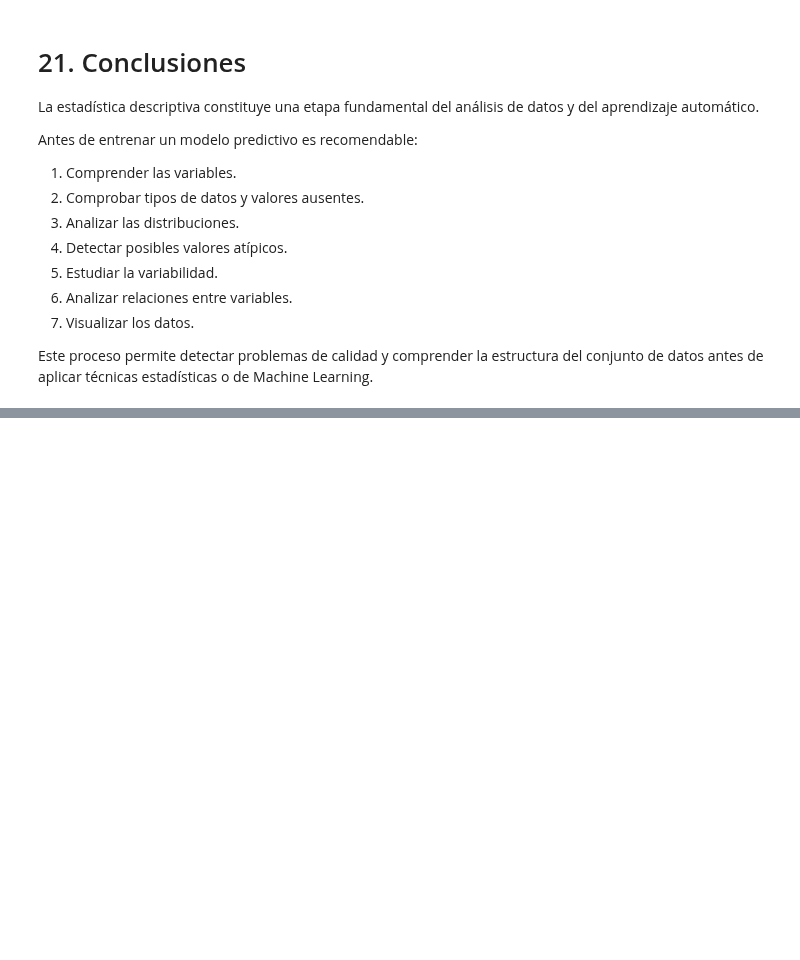
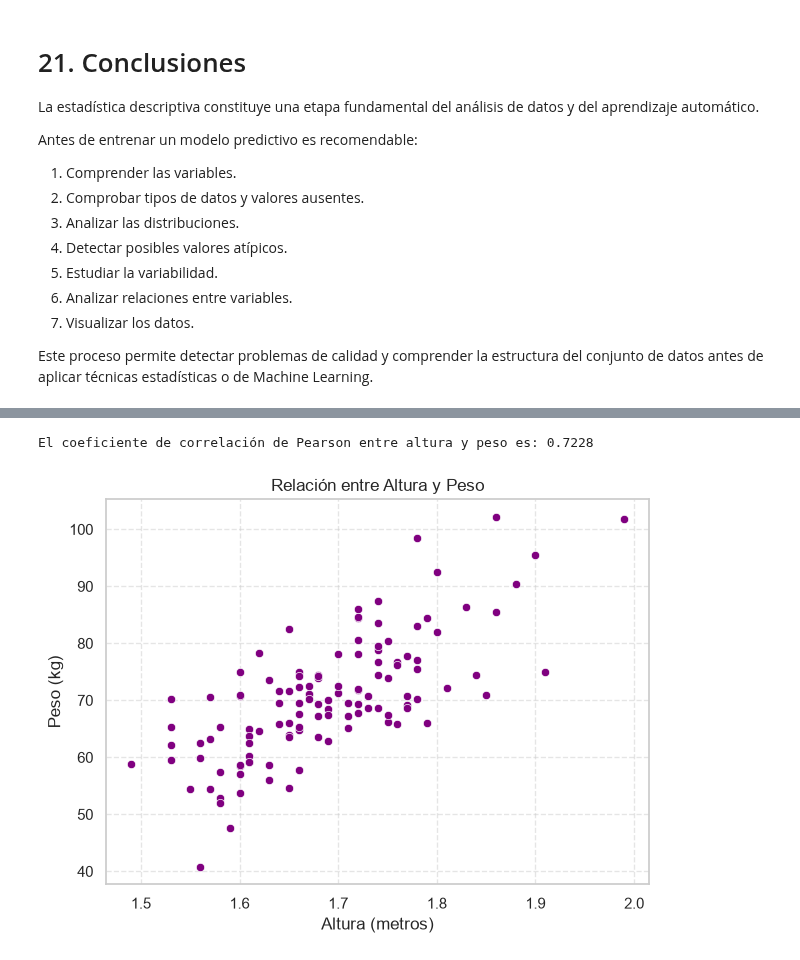
Before and after one commit to Turbostarow/IFCD107_fork, a Jupyter notebook: programacion/estadistica_descriptiva_jupyter/estadistica_descriptiva.ipynb, the cells around one changed output, grey strips where cells are left out. Cells and saved outputs as stored; diff of their text form; code cells hidden in the pictures; blank space fills up the shorter version.

```diff
--- a/programacion/estadistica_descriptiva_jupyter/estadistica_descriptiva.ipynb
+++ b/programacion/estadistica_descriptiva_jupyter/estadistica_descriptiva.ipynb
@@ -660,0 +746,16 @@ del conjunto de datos antes de aplicar técnicas estadísticas o de Machine Lear
+# %%
+# Cálculo del coeficiente de correlación de Pearson
+correlacion = df['altura_m'].corr(df['peso_kg'])
+print(f"El coeficiente de correlación de Pearson entre altura y peso es: {correlacion:.4f}")
+
+# Gráfico de dispersión para visualizar la relación
+plt.figure(figsize=(7, 5))
+sns.scatterplot(data=df, x='altura_m', y='peso_kg', color='purple')
+plt.title('Relación entre Altura y Peso')
+plt.xlabel('Altura (metros)')
+plt.ylabel('Peso (kg)')
+plt.grid(True, linestyle='--', alpha=0.5)
+plt.show()
+# %% [output]
+El coeficiente de correlación de Pearson entre altura y peso es: 0.7228
+[figure, added]
```
Also changed, not shown: parts of 10 cells of this notebook.
